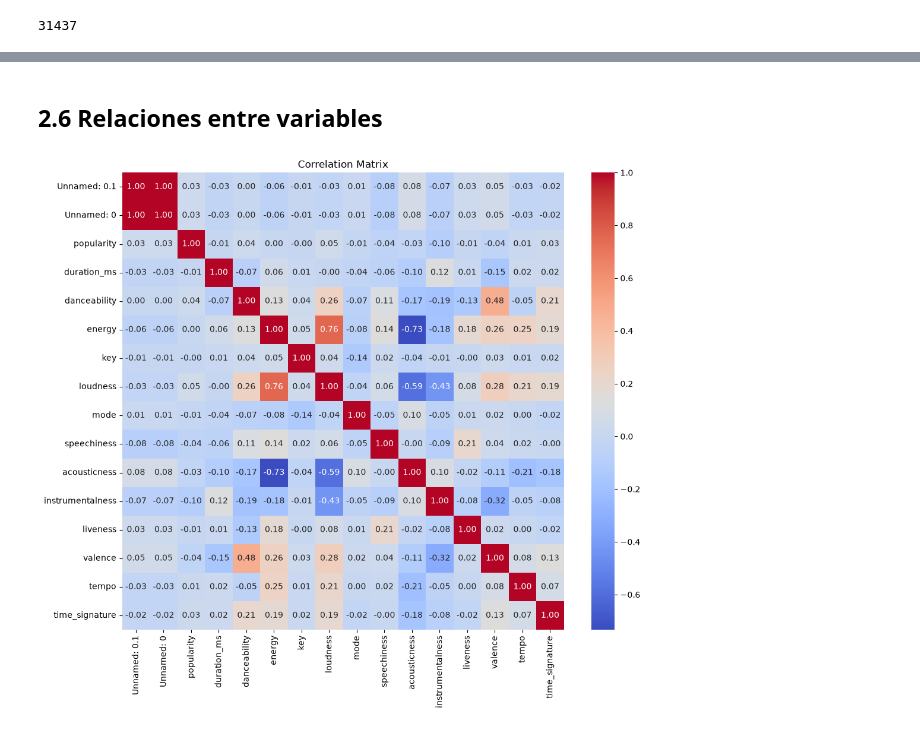
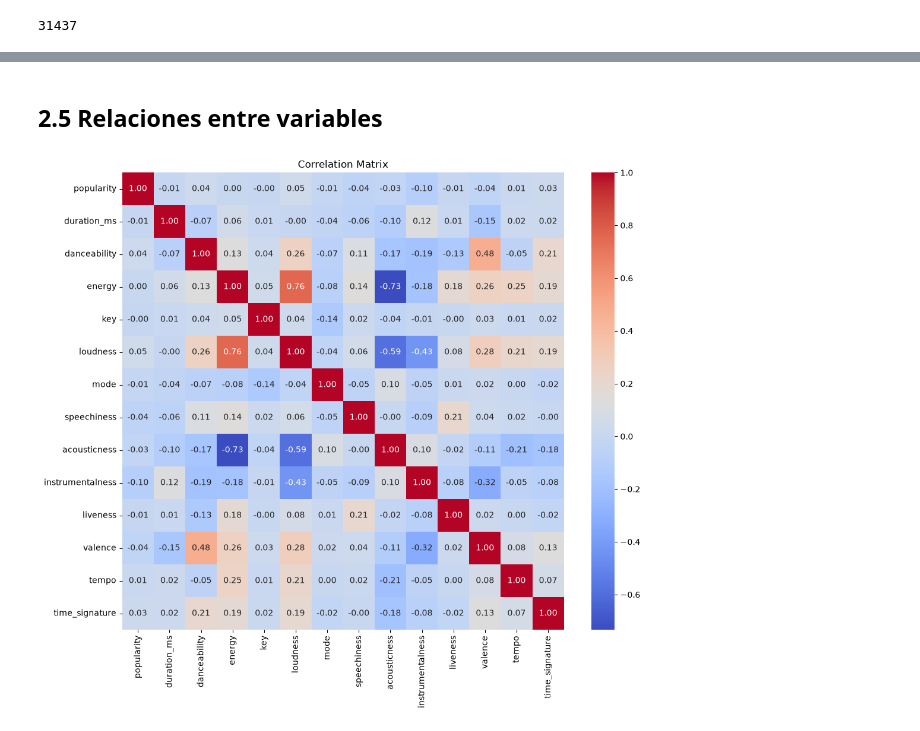
Before and after one commit to marig-777/spotify-popularity-prediction, a Jupyter notebook: notebooks/02_data_understanding.ipynb, the cells around one changed output, grey strips where cells are left out. Drawn from its saved outputs; the diff is of its cells as text; code cells hidden in the pictures.

```diff
--- a/notebooks/02_data_understanding.ipynb
+++ b/notebooks/02_data_understanding.ipynb
@@ -166,18 +186,13 @@ df["artists"].nunique()
 # %% [markdown]
-## 2.6 Relaciones entre variables
+## 2.5 Relaciones entre variables
 # %%
 plt.figure(figsize=(12,10))
 
-corr = df.select_dtypes(include=["int64","float64"]).corr()
+corr = df.drop(columns=["Unnamed: 0.1", "Unnamed: 0"]).select_dtypes(include=["int64","float64"]).corr()
 
-sns.heatmap(
-    corr,
-    annot=True,
-    cmap="coolwarm",
-    fmt=".2f"
-)
+sns.heatmap(corr, annot=True, cmap="coolwarm", fmt=".2f")
 
 plt.title("Correlation Matrix")
 plt.show()
 # %% [output]
-[figure, old version]
+[figure, new version]
```
Also changed, not shown: parts of 30 cells of this notebook, 36 other files.
